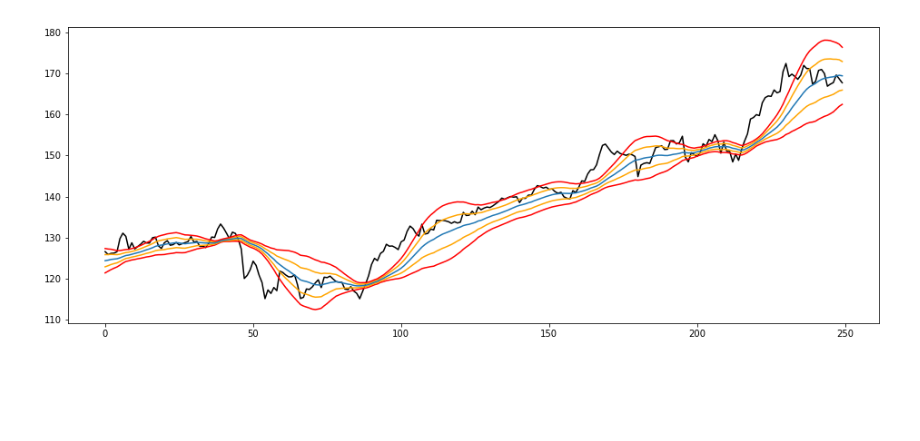
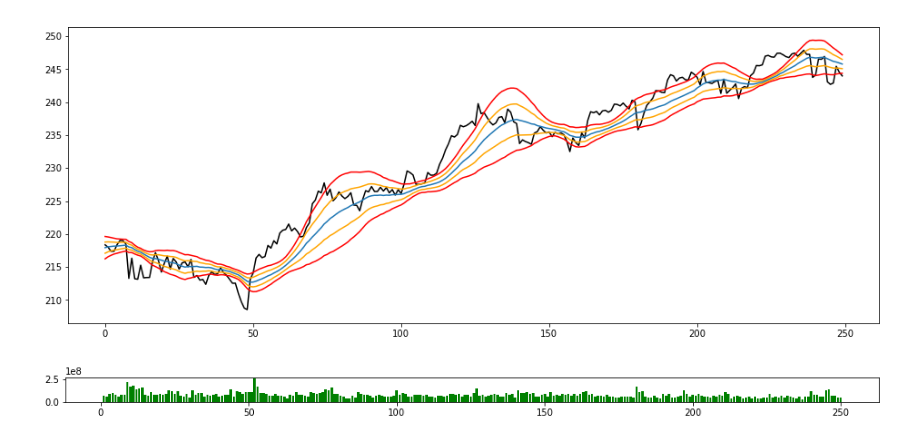
Before and after one commit to arnokha/stock_play, a Jupyter notebook: 20_Bollinger_Bands.ipynb, the cells around one changed output. Drawn from its saved outputs; the diff is of its cells as text; code cells hidden in the pictures; blank space fills up the shorter version.

```diff
--- a/20_Bollinger_Bands.ipynb
+++ b/20_Bollinger_Bands.ipynb
@@ -10,9 +10,14 @@ def get_bollinger_band(moving_average, n, k):
         band[i] = moving_average[i] + k * np.std(moving_average[i-n:i])
 
     return band
+# %%
+def mini_volume_plot(df, viewing_window):
+    plt.figure(figsize=(16,0.5))
+    volume = get_volume(df)
+    plt.bar(np.linspace(1,viewing_window,viewing_window), volume[-viewing_window:], color='green')
 # %%
 df = pd.DataFrame()
-df = df.from_csv('stock_data/fb.csv')
+df = df.from_csv('stock_data/spy.csv')
 df = df.sort_index(axis=0)
 
 close = get_close_price(df)
@@ -25,13 +30,16 @@ bband_4 = get_bollinger_band(sma_20, 20, 2)
 # %%
 viewing_window = 250
 
 plt.figure(figsize=(16,6))
 plt.plot(close[-viewing_window:], c='black')
 plt.plot(bband_1[-viewing_window:], c='red')
 plt.plot(bband_2[-viewing_window:], c='orange')
 plt.plot(bband_3[-viewing_window:], c='orange')
 plt.plot(bband_4[-viewing_window:], c='red')
 plt.plot(sma_20[-viewing_window:])
 plt.show()
+mini_volume_plot(df, viewing_window)
+plt.show()
 # %% [output]
-[figure, old version]
+[figure, new version]
+[figure, added]
```
Also changed, not shown: 22 other files.
